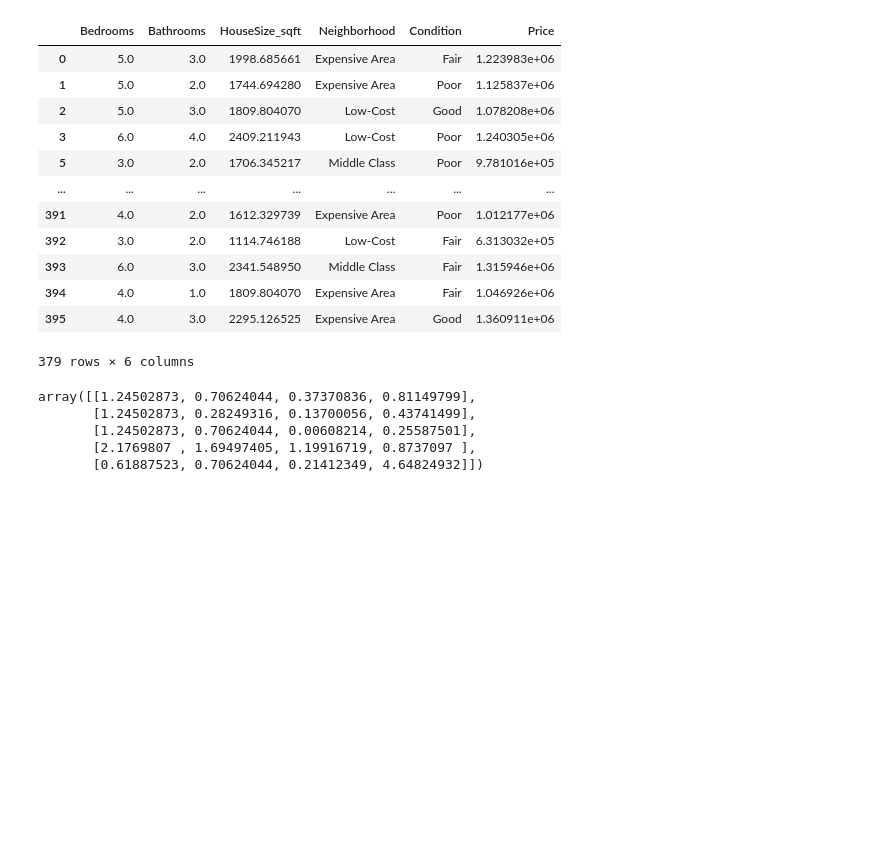
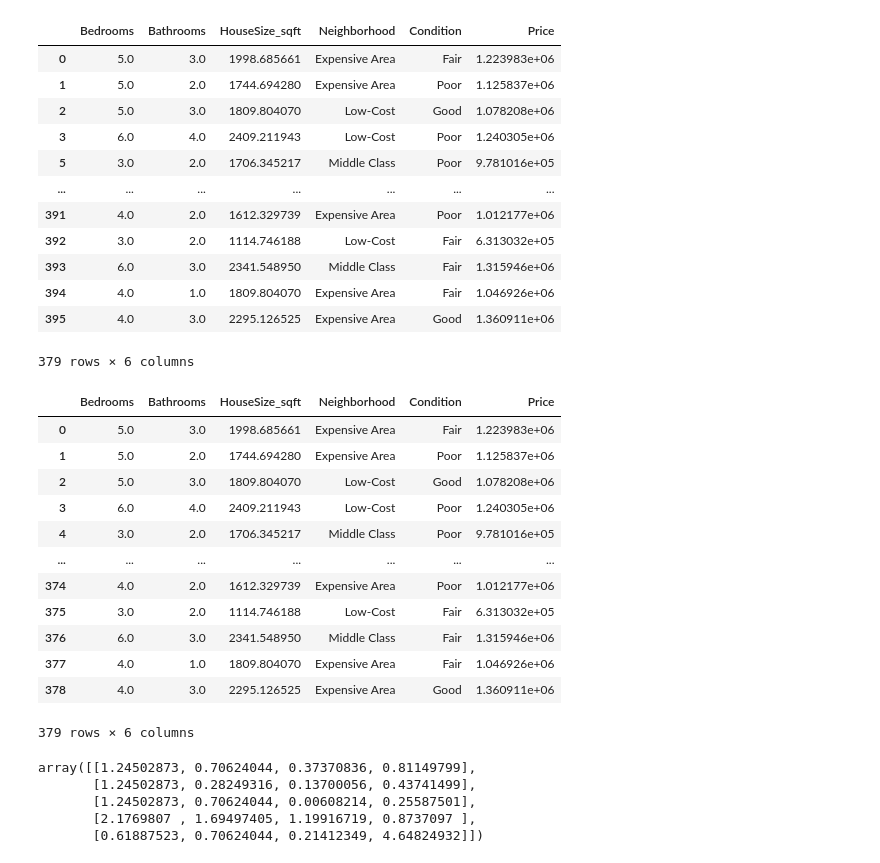
Before and after one commit to ahmedcuseyb/Python_ML_Libraries, a Jupyter notebook: Workshop_lessons/Lesson_2.ipynb, the cells around one changed output. Cells and saved outputs as stored; diff of their text form; code cells hidden in the pictures; blank space fills up the shorter version.

```diff
--- a/Workshop_lessons/Lesson_2.ipynb
+++ b/Workshop_lessons/Lesson_2.ipynb
@@ -4,8 +4,7 @@ import numpy as np
 import matplotlib.pyplot as plt
 import seaborn as sns
 # %%
-# df= pd.read_csv(r"D:\workshop\dataset\test.csv")
-df= pd.read_csv(r"C:\Users\ahmed\Revision\workshop\lesson_plans\Lesson_Plans\dataset\House_Price.csv")
+df= pd.read_csv(r"C:\Users\ahmed\Revision\workshop\Py_for_ML\Workshop_lessons\dataset\House_Price.csv")
 df
 # %% [output]
 |  | Bedrooms | Bathrooms | HouseSize_sqft | Neighborhood | Condition | Price |
@@ -765,6 +764,23 @@ outlier_free
 | 394 | 4.0 | 1.0 | 1809.804070 | Expensive Area | Fair | 1.046926e+06 |
 | 395 | 4.0 | 3.0 | 2295.126525 | Expensive Area | Good | 1.360911e+06 |
 379 rows × 6 columns
+# %%
+outlier_free=outlier_free.reset_index(drop=True)
+outlier_free
+# %% [output]
+|  | Bedrooms | Bathrooms | HouseSize_sqft | Neighborhood | Condition | Price |
+| 0 | 5.0 | 3.0 | 1998.685661 | Expensive Area | Fair | 1.223983e+06 |
+| 1 | 5.0 | 2.0 | 1744.694280 | Expensive Area | Poor | 1.125837e+06 |
+| 2 | 5.0 | 3.0 | 1809.804070 | Low-Cost | Good | 1.078208e+06 |
+| 3 | 6.0 | 4.0 | 2409.211943 | Low-Cost | Poor | 1.240305e+06 |
+| 4 | 3.0 | 2.0 | 1706.345217 | Middle Class | Poor | 9.781016e+05 |
+| ... | ... | ... | ... | ... | ... | ... |
+| 374 | 4.0 | 2.0 | 1612.329739 | Expensive Area | Poor | 1.012177e+06 |
+| 375 | 3.0 | 2.0 | 1114.746188 | Low-Cost | Fair | 6.313032e+05 |
+| 376 | 6.0 | 3.0 | 2341.548950 | Middle Class | Fair | 1.315946e+06 |
+| 377 | 4.0 | 1.0 | 1809.804070 | Expensive Area | Fair | 1.046926e+06 |
+| 378 | 4.0 | 3.0 | 2295.126525 | Expensive Area | Good | 1.360911e+06 |
+379 rows × 6 columns
 # %%
 zscore[:5]
 # %% [output]
```
Also changed, not shown: parts of 1 cell of this notebook, 7 other files.
